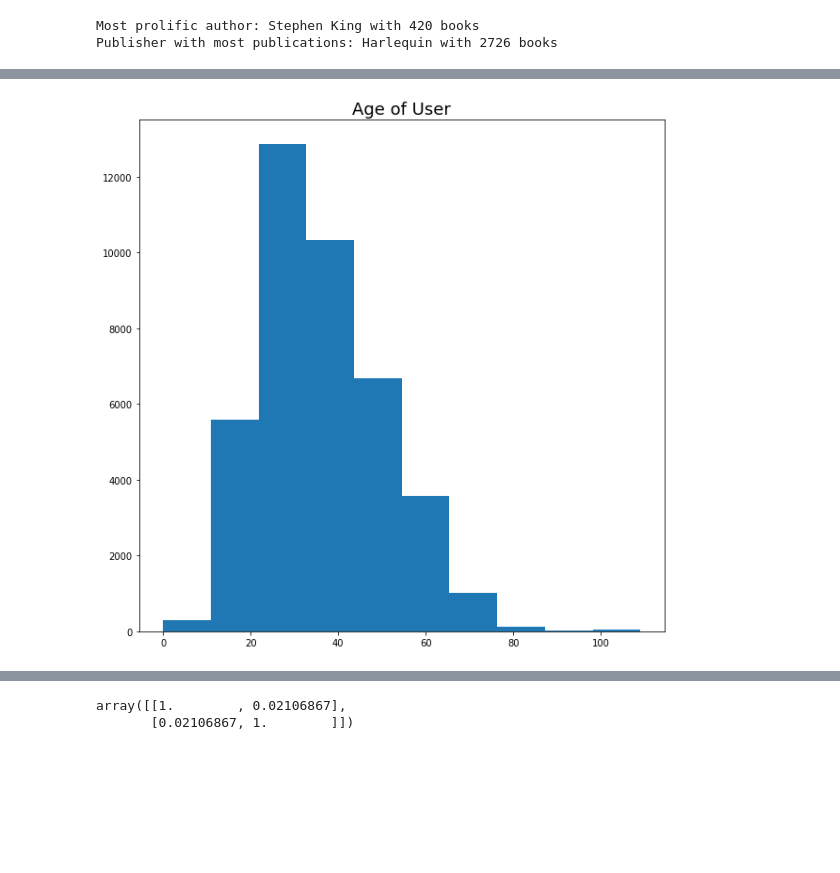
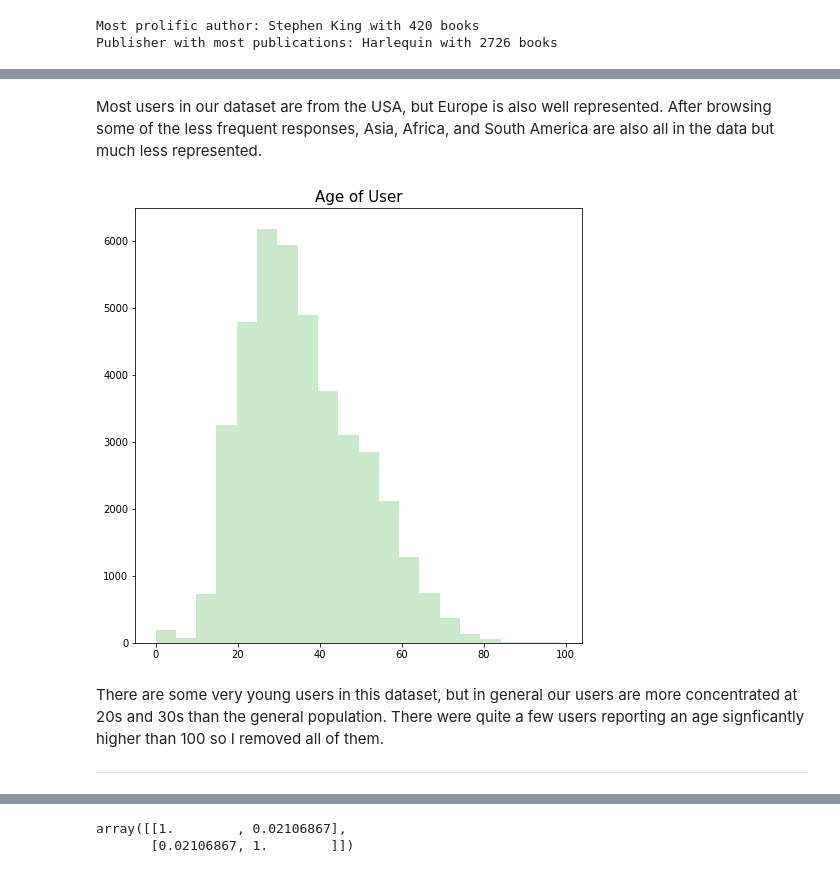
Before and after one commit to joedobrow/FinalCapstone, a Jupyter notebook: EDA.ipynb, the cells around one changed output, grey strips where cells are left out. Cells and saved outputs as stored; diff of their text form; code cells hidden in the pictures; blank space fills up the shorter version.

```diff
--- a/EDA.ipynb
+++ b/EDA.ipynb
@@ -5,6 +7,7 @@ import matplotlib.pyplot as plt
 %matplotlib inline
 import seaborn as sns
 import math
+sns.set_palette('Accent')
 
 from surprise.prediction_algorithms.matrix_factorization import SVD
 from surprise import Reader
@@ -53,10 +58,11 @@ b'Skipping line 209388: expected 8 fields, saw 9\nSkipping line 220626: expected
 # Change year column to int
 df_books = df_books[df_books['Year'].apply(lambda x: isinstance(x, int))]
 df_books.reset_index(drop=True, inplace=True)
+df_books = df_books.astype({'Year' : 'int32'})
 
-avg_rating = []
-num_ratings = []
+avg_rating, num_ratings = [], []
 for user in df_users.User:
+    # This try - except clause is just one way of catching the users that haven't made any ratings
     try:
         avg_rating.append(np.mean(df_ratings.Rating[df_ratings.User == user]))
     except:
@@ -66,3 +72,4 @@ df_users['AverageRating'] = avg_rating
 df_users['NumberRatings'] = num_ratings
 
 df_users = df_users[df_users.NumberRatings > 0]
+df_users.reset_index(inplace=True, drop=True)
@@ -188,7 +185,9 @@ plt.show()
+# %% [markdown]
+Most users in our dataset are from the USA, but Europe is also well represented. After browsing some of the less frequent responses, Asia, Africa, and South America are also all in the data but much less represented.
 # %%
-plt.figure(figsize=(10,10))
-plt.hist(df_users.Age[df_users.Age < 110].dropna())
-plt.title('Age of User', fontsize=18)
+plt.figure(figsize=(8,8))
+ax = sns.distplot(df_users.Age[df_users.Age < 100].dropna(), bins=20, kde=False, axlabel=False)
+ax.set_title('Age of User', fontsize=15)
 plt.show()
 # %% [output]
-[figure, old version]
+[figure, new version]
@@ -196,0 +194,4 @@ plt.show()
+# %% [markdown]
+There are some very young users in this dataset, but in general our users are more concentrated at 20s and 30s than the general population. There were quite a few users reporting an age signficantly higher than 100 so I removed all of them.
+
+- - -
```
Also changed, not shown: parts of 74 cells of this notebook, 2 other files.
